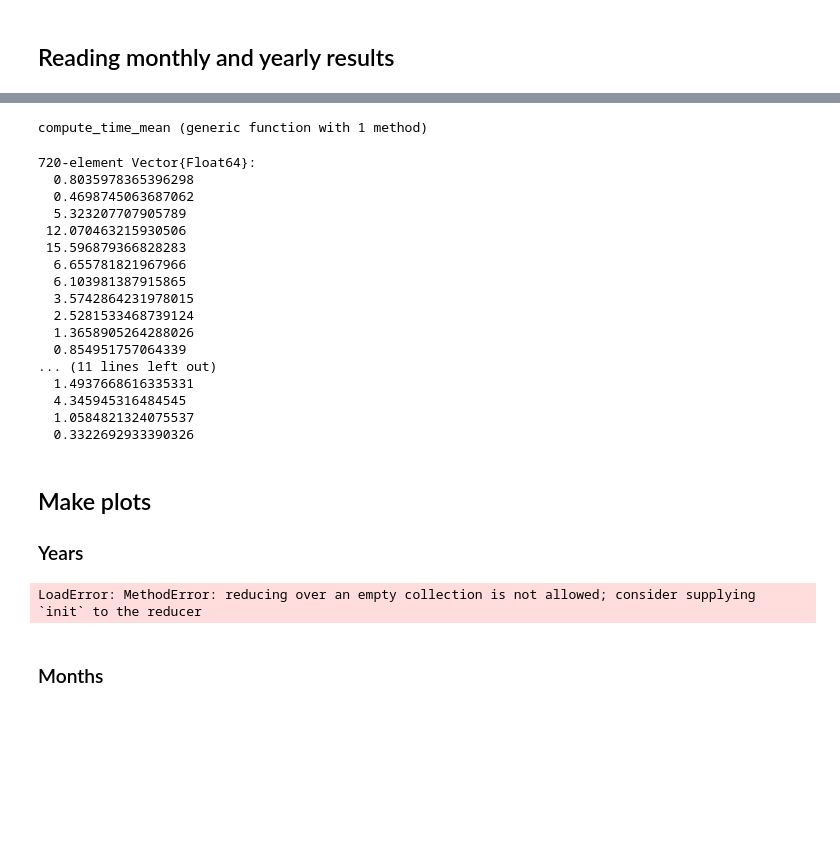
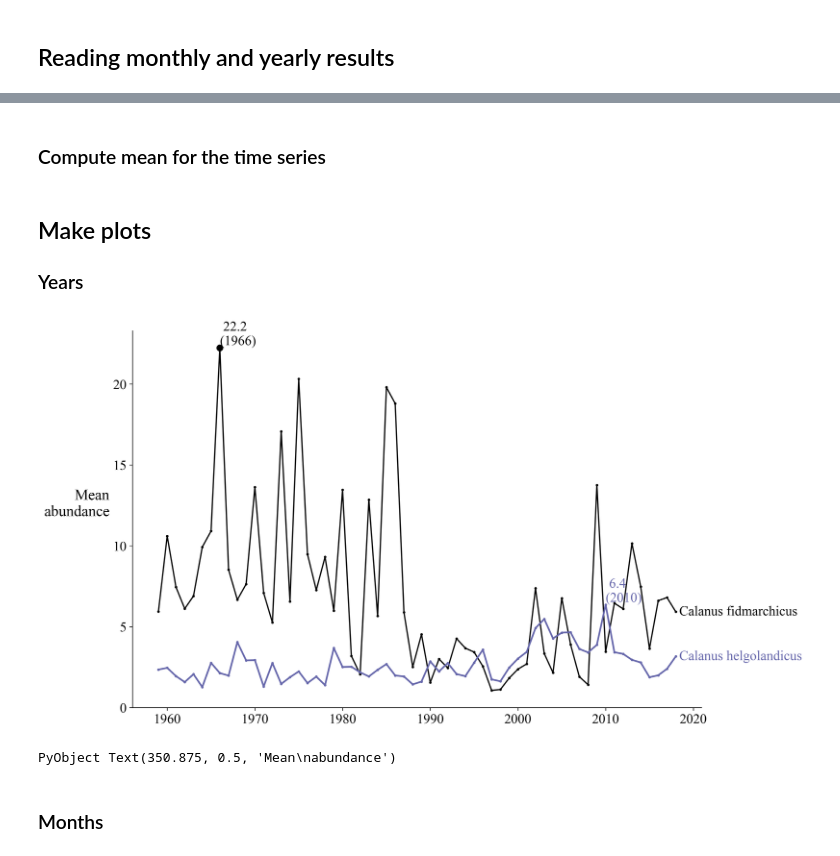
Before and after one commit to EMODnet/EMODnet-Biology-Interpolation-Calanus, a Jupyter notebook: analysis/plot_results_timeseries.ipynb, the cells around one changed output, grey strips where cells are left out. Drawn from its saved outputs; the diff is of its cells as text; code cells hidden in the pictures; blank space fills up the shorter version.

Commit message:
plot time series

```diff
--- a/analysis/plot_results_timeseries.ipynb
+++ b/analysis/plot_results_timeseries.ipynb
@@ -23,5 +17,0 @@ Main.PlottingCalanus
-# %%
-config = TOML.parsefile("./config.ini")
-dom = config["domain"]
-mycolor = "#6667AB"
-mycolor2 = "#456A30" # Green treetop
@@ -30,8 +20,4 @@ mycolor2 = "#456A30" # Green treetop
 # %%
-resdir = config["directories"]["resdir"]
-figdir = config["directories"]["figdir"]
-isdir("resdir") ? @debug("already there") : mkpath("resdir")
+isdir(resdir) ? @debug("already there") : mkpath(resdir)
 isdir(figdir) ? @debug("already there") : mkpath(figdir)
-datadir = config["directories"]["datadir"]
-datafile = joinpath(datadir, config["files"]["datafile"])
-isfile(datafile) ? @debug("already downloaded") : download(config["files"]["datafileURL"], datafile)
+isfile(datafile) ? @debug("already downloaded") : download(datafileURL, datafile)
@@ -64,69 +38,41 @@ read_results (generic function with 1 method)
 # %%
-lonyear_fid, lat_year_fid, times_year, field_year_fid, error_year = read_results(resfile_year_fidmarchicus)
-_, _, _, field_year_helgo, _ = read_results(resfile_year_helgolandicus);
-_, _, times_month, field_yearmonth_fid, error_month = read_results(resfile_yearmonth_fidmarchicus);
-_, _, _, field_yearmonth_helgo, _ = read_results(resfile_yearmonth_helgolandicus);
+lonyear_fid, lat_year_fid, times_year, field_year_fid, error_year = InterpCalanus.read_results(resfile_year_fidmarchicus)
+_, _, _, field_year_helgo, _ = InterpCalanus.read_results(resfile_year_helgolandicus);
+_, _, times_month, field_yearmonth_fid, error_month = InterpCalanus.read_results(resfile_yearmonth_fidmarchicus);
+_, _, _, field_yearmonth_helgo, _ = InterpCalanus.read_results(resfile_yearmonth_helgolandicus);
 # %%
 yearlist = Dates.year.(times_year);
-# %%
-function compute_time_mean(field::Array{Union{Missing, Float64}, 3})
-    nlon, nlat, ntimes = size(field)
-    fieldmean = zeros(ntimes)
-    for itt = 1:ntimes
-        fieldmean[itt] = mean(filter(!isnan, field[:,:,itt]))
-    end
-    return fieldmean
-end
-# %% [output]
-compute_time_mean (generic function with 1 method)
+# %% [markdown]
+### Compute mean for the time series
 # %%
-fmean1 = compute_time_mean(field_year_fid)
-fmean2 = compute_time_mean(field_year_helgo)
-fmean3 = compute_time_mean(field_yearmonth_fid)
-fmean4 = compute_time_mean(field_yearmonth_helgo);
+fmean1 = InterpCalanus.compute_time_mean(field_year_fid)
+fmean2 = InterpCalanus.compute_time_mean(field_year_helgo)
+fmean3 = InterpCalanus.compute_time_mean(field_yearmonth_fid)
+fmean4 = InterpCalanus.compute_time_mean(field_yearmonth_helgo);
-# %%
-fmean3
-# %% [output]
-720-element Vector{Float64}:
-  0.8035978365396298
-  0.4698745063687062
-  5.323207707905789
- 12.070463215930506
- 15.596879366828283
-  6.655781821967966
-  6.103981387915865
-  3.5742864231978015
-  2.5281533468739124
-  1.3658905264288026
-  0.854951757064339
-... (11 lines left out)
-  1.4937668616335331
-  4.345945316484545
-  1.0584821324075537
-  0.3322692933390326
 # %% [markdown]
 ## Make plots
 ### Years
 # %%
 fig = plt.figure(figsize=(12, 8))
 ax = plt.subplot(111)
 ax.spines["top"].set_visible(false)
 ax.spines["right"].set_visible(false)
 ax.plot(times_year, fmean1, "ko-", markersize=2, label="Calanus finmarchicus")
 ax.plot(times_year, fmean2, "o-", linewidth=2, color=mycolor, markersize=2, label="Calanus helgolandicus")
 ax.plot(times_year[argmax(fmean1)], maximum(fmean1), "ko", ms=7)
 ax.text(times_year[argmax(fmean1)], maximum(fmean1), ha="left", va="bottom",
     " $(round(maximum(fmean1), digits=1))\n($(yearlist[argmax(fmean1)]))")
 
 ax.text(times_year[argmax(fmean2)], maximum(fmean2), ha="left", va="bottom",
     " $(round(maximum(fmean2), digits=1))\n($(yearlist[argmax(fmean2)]))", color=mycolor)
 
-ax.text(times_year[end], fmean1[end], " Calanus fidmarchicus", va="center")
+ax.text(times_year[end], fmean1[end], " Calanus finmarchicus", va="center")
 ax.text(times_year[end], fmean2[end], " Calanus helgolandicus", color=mycolor, va="center")
 ax.set_ylabel("Mean\nabundance", rotation=0, ha="right", fontsize=18)
 #plt.savefig(joinpath(figdir, "time_series_year"), dpi=300, bbox_inches="tight")
 # %% [output]
+[figure, added]
-LoadError: MethodError: reducing over an empty collection is not allowed; consider supplying `init` to the reducer
+PyObject Text(350.875, 0.5, 'Mean\nabundance')
 # %% [markdown]
 ### Months
 # %%
```
Also changed, not shown: parts of 7 cells of this notebook.
